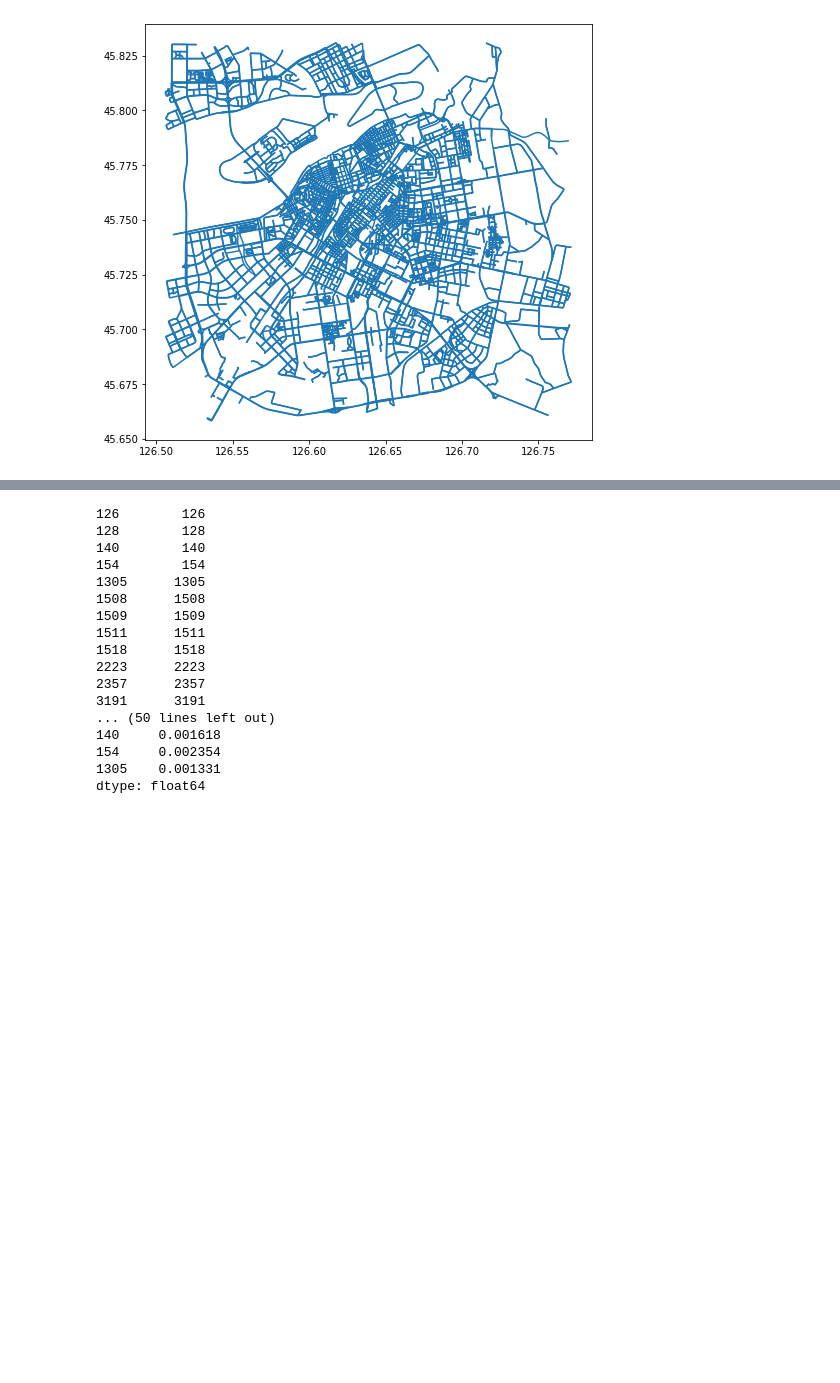
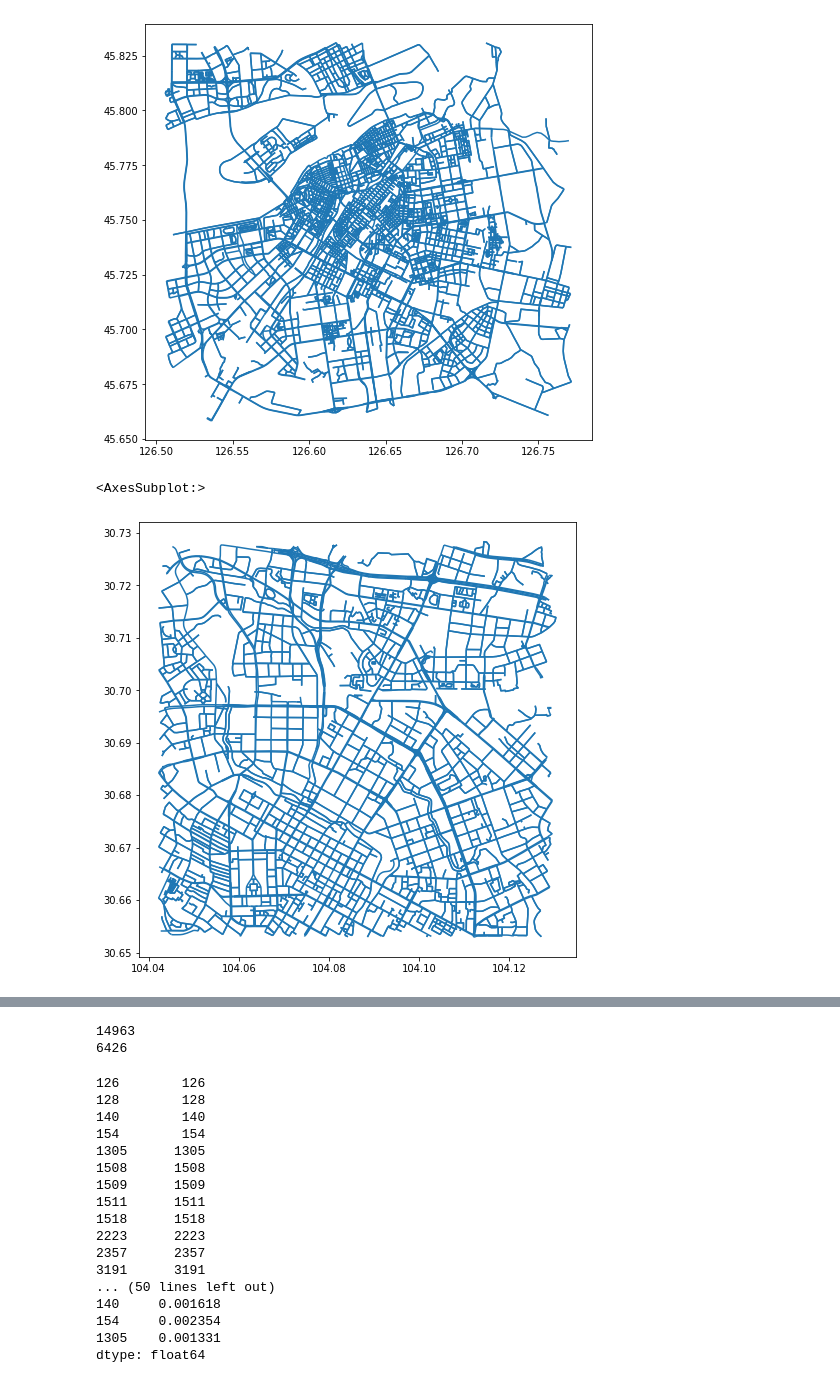
Before and after one commit to Jamesyang2333/deepgtt, a Jupyter notebook: harbin/python-transformer/deepgtt-python.ipynb, the cells around one changed output, grey strips where cells are left out. Saved outputs shown, nothing was run; the diff lists cells and outputs as text; code cells hidden in the pictures; blank space fills up the shorter version.

```diff
--- a/harbin/python-transformer/deepgtt-python.ipynb
+++ b/harbin/python-transformer/deepgtt-python.ipynb
@@ -167,6 +110,12 @@ osmnx_ways.plot(figsize=(8, 8))
 # %% [output]
 <AxesSubplot:>
 [figure]
+# %%
+osmnx_ways_chengdu = gpd.read_file('/Project0551/jingyi/fmm/example/data/chengdu.tmp/edges.shp')
+osmnx_ways_chengdu.plot(figsize=(8, 8))
+# %% [output]
+<AxesSubplot:>
+[figure, added]
 # %%
 osmnx_ways.head()
 
@@ -178,6 +127,12 @@ osmnx_ways.head()
 | 2 | 30320423 | 1 | secondary | 24.518 | None | 4 | 上海街 | None | None | None | None | ... |
 | 3 | [34657514, 34653332] | 1 | ['primary_link', 'primary'] | 481.410 | None | 5 | 友谊路 | None | None | None | None | ... |
 | 4 | 30320423 | 1 | secondary | 88.548 | None | 4 | 上海街 | None | None | None | None | ... |
+# %%
+print(len(osmnx_ways))
+print(len(osmnx_ways_chengdu))
+# %% [output]
+14963
+6426
 # %%
 path = [128, 126, 6859, 6848, 6006, 140, 6826, 5099, 14096, 5868, 154, 1509, 4593, 4586, 4577, 4590, 5924, 3988, 3993, 2357, 2223, 9719, 9717, 9714, 6084, 5036, 5030, 6917, 7588, 7586, 7578, 7580, 3191, 3194, 1305, 5037, 5041, 11100, 11097, 5837, 5834, 5847, 5931, 5935, 5946, 5953, 5827, 5824, 1511, 1508, 1518, 9737, 9739]
 osmnx_road = osmnx_ways[osmnx_ways.fid.isin(path)]
```
Also changed, not shown: parts of 6 cells of this notebook, 22 other files.
